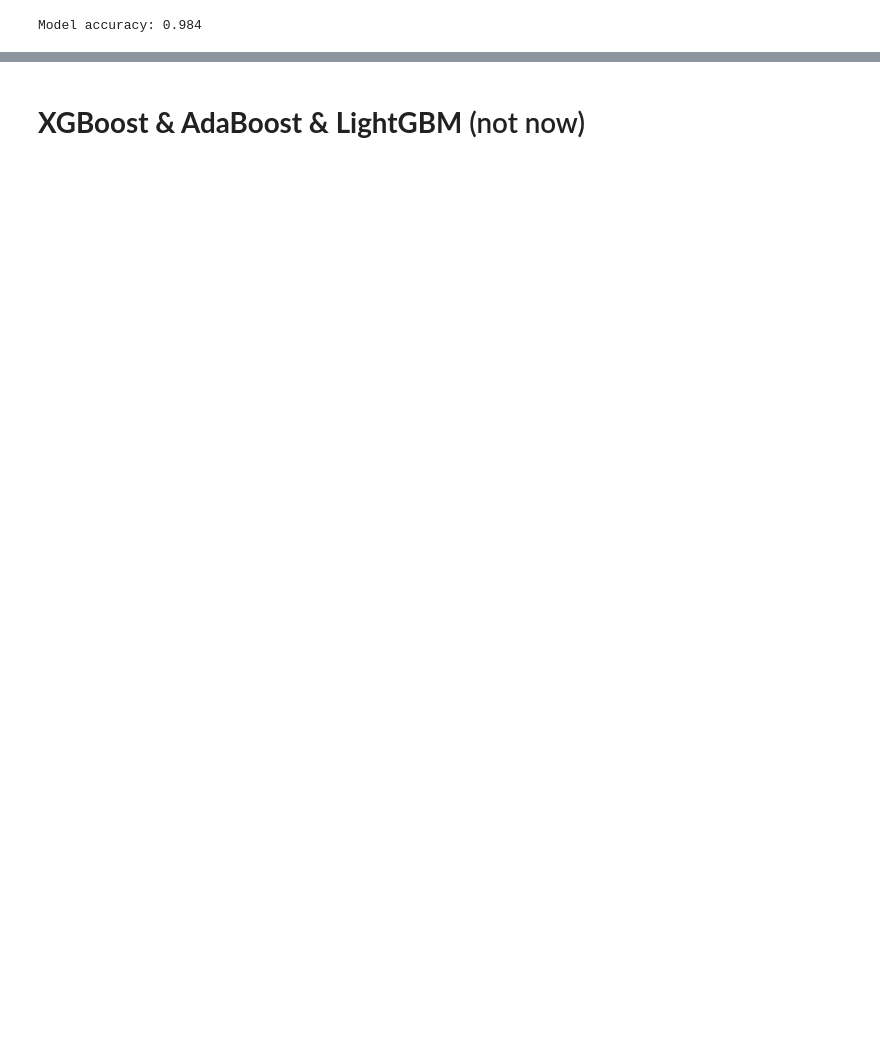
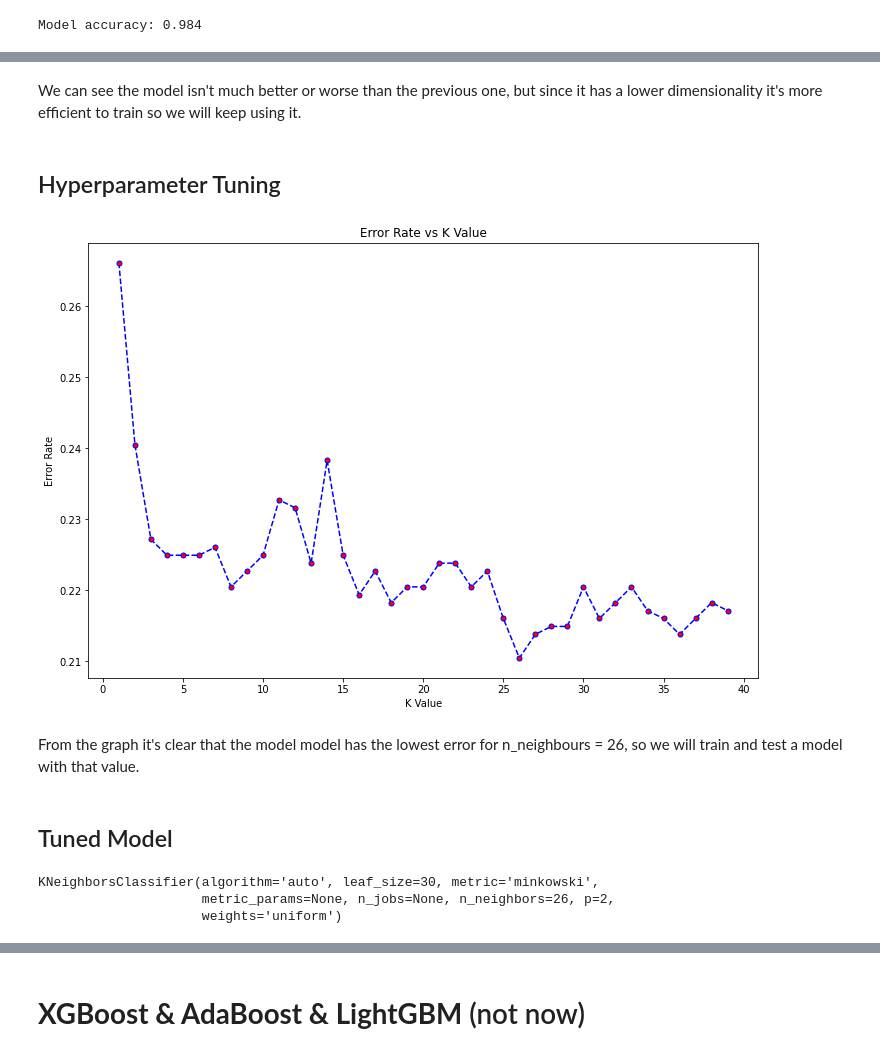
Before and after one commit to viktorjovev/TelecomChurnAnalysis, a Jupyter notebook: TelecomUsers.ipynb, the cells around one changed output, grey strips where cells are left out. Cells and saved outputs as stored; diff of their text form; code cells hidden in the pictures; blank space fills up the shorter version.

```diff
--- a/TelecomUsers.ipynb
+++ b/TelecomUsers.ipynb
@@ -960,0 +1022,12 @@ Model accuracy: 0.984
+# %%
+# Selecting columns
+x_train_scaled = x_train_ord[numerical_features].drop(columns=["SeniorCitizen"])
+x_val_scaled = x_val_ord[numerical_features].drop(columns=["SeniorCitizen"])
+x_test_scaled = x_test_ord[numerical_features].drop(columns=["SeniorCitizen"])
+
+x_train_scaled = scaler.fit_transform(x_train_scaled)
+x_val_scaled = scaler.transform(x_val_scaled)
+x_test_scaled = scaler.transform(x_test_scaled)
+# %%
+# Training the model
+knn_classifier.fit(x_train_scaled, y_train_ord)
@@ -960,0 +1038,6 @@ Model accuracy: 0.984
+# %%
+# Testing the model
+y_pred = knn_classifier.predict(x_val_scaled)
+
+print(confusion_matrix(y_val_ord, y_pred))
+print(classification_report(y_val_ord, y_pred))
@@ -960,0 +1055,33 @@ Model accuracy: 0.984
+# %% [markdown]
+We can see the model isn't much better or worse than the previous one, but since it has a lower dimensionality it's more efficient to train so we will keep using it.
+# %% [markdown]
+## Hyperparameter Tuning
+# %%
+error = []
+
+for i in  range(1, 40):
+  knn = KNeighborsClassifier(n_neighbors=i)
+  knn.fit(x_train_scaled, y_train_ord)
+  y_pred = knn.predict(x_val_scaled)
+  error.append(np.mean(y_pred != y_val_ord))
+# %%
+plt.figure(figsize = (12, 8))
+plt.plot(range(1, 40), error, color="blue", linestyle="dashed", marker = "o",
+         markerfacecolor="red", markersize=5)
+plt.title("Error Rate vs K Value")
+plt.ylabel("Error Rate")
+plt.xlabel("K Value")
+plt.show()
+# %% [output]
+[figure, added]
+# %% [markdown]
+From the graph it's clear that the model model has the lowest error for n_neighbours = 26, so we will train and test a model with that value.
+# %% [markdown]
+## Tuned Model
+# %%
+knn_tuned = KNeighborsClassifier(n_neighbors=26)
+knn_tuned.fit(x_train_scaled, y_train_ord)
+# %% [output]
+KNeighborsClassifier(algorithm='auto', leaf_size=30, metric='minkowski',
+                     metric_params=None, n_jobs=None, n_neighbors=26, p=2,
+                     weights='uniform')
```
Also changed, not shown: parts of 23 cells of this notebook.
